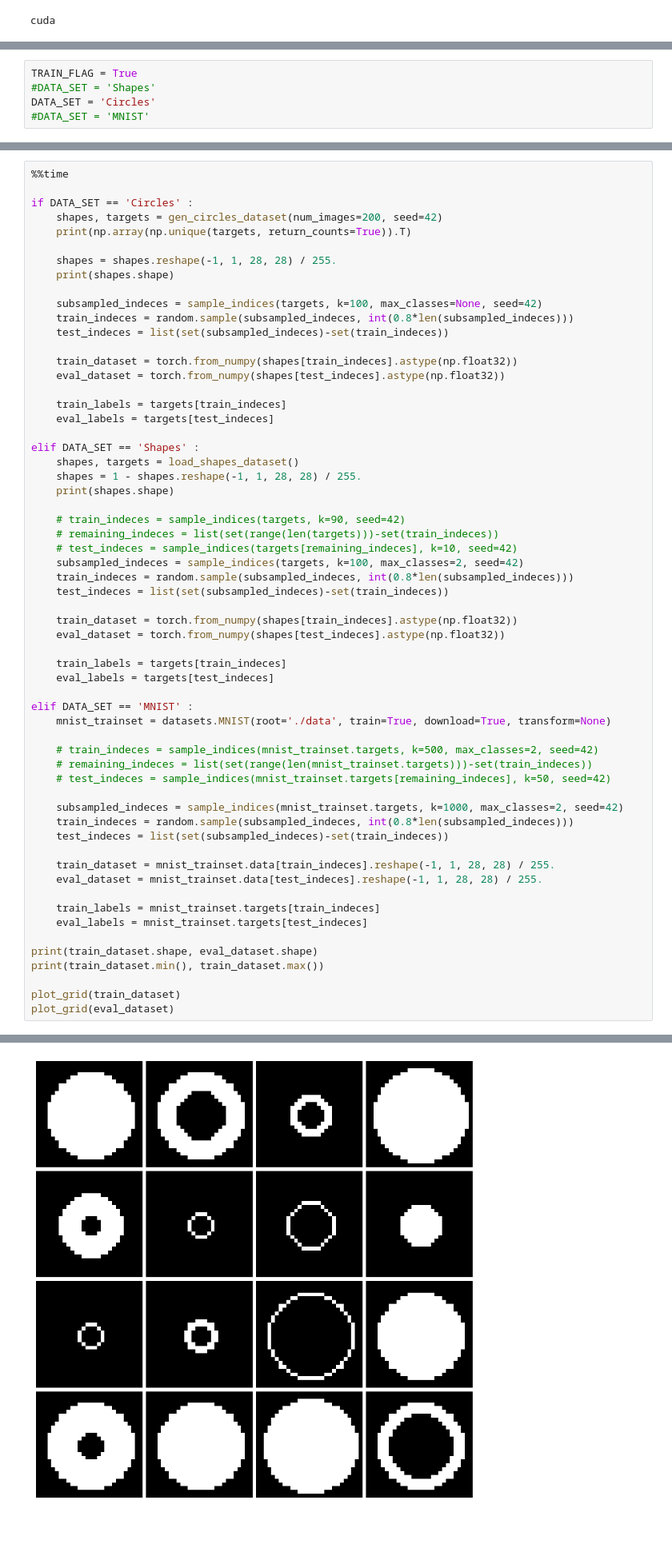
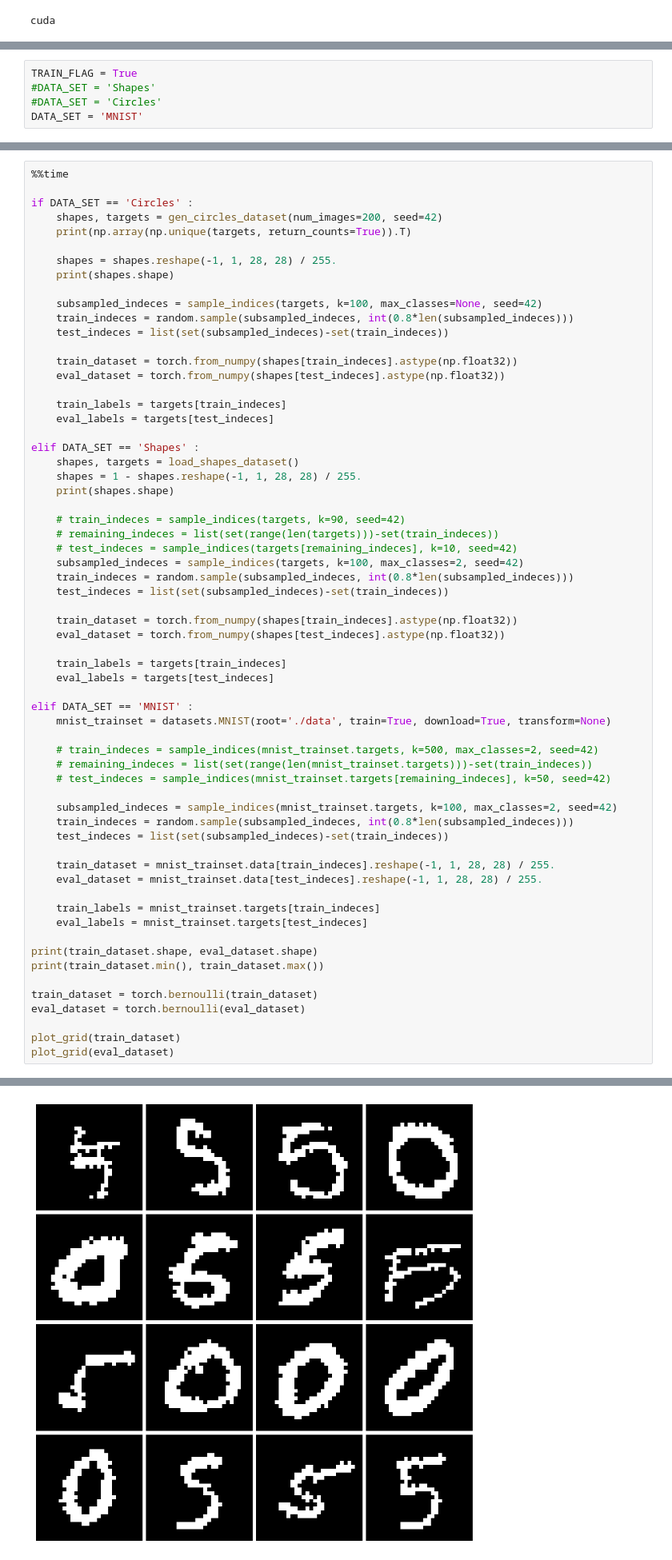
Before and after one commit to dmandache/ModelDegeneration, a Jupyter notebook: test_pythae.ipynb, the cells around one changed output, grey strips where cells are left out. Shown at 80% size. Drawn from its saved outputs; the diff is of its cells as text; blank space fills up the shorter version.

```diff
--- a/test_pythae.ipynb
+++ b/test_pythae.ipynb
@@ -17,8 +17,8 @@ cuda
 # %%
 TRAIN_FLAG = True
 #DATA_SET = 'Shapes'
-DATA_SET = 'Circles'
-#DATA_SET = 'MNIST'
+#DATA_SET = 'Circles'
+DATA_SET = 'MNIST'
 # %%
 import matplotlib.pyplot as plt
 
@@ -77,7 +77,7 @@ elif DATA_SET == 'MNIST' :
     # remaining_indeces = list(set(range(len(mnist_trainset.targets)))-set(train_indeces))
     # test_indeces = sample_indices(mnist_trainset.targets[remaining_indeces], k=50, seed=42)
 
-    subsampled_indeces = sample_indices(mnist_trainset.targets, k=1000, max_classes=2, seed=42)
+    subsampled_indeces = sample_indices(mnist_trainset.targets, k=100, max_classes=2, seed=42)
     train_indeces = random.sample(subsampled_indeces, int(0.8*len(subsampled_indeces)))
     test_indeces = list(set(subsampled_indeces)-set(train_indeces))
 
@@ -90,6 +90,9 @@ elif DATA_SET == 'MNIST' :
 print(train_dataset.shape, eval_dataset.shape)
 print(train_dataset.min(), train_dataset.max())
 
+train_dataset = torch.bernoulli(train_dataset)
+eval_dataset = torch.bernoulli(eval_dataset)
+
 plot_grid(train_dataset)
 plot_grid(eval_dataset)
 # %% [output]
@@ -103 +103 @@ Wall time: 407 ms
-[figure, old version]
+[figure, new version]
```
Also changed, not shown: parts of 12 cells of this notebook.
